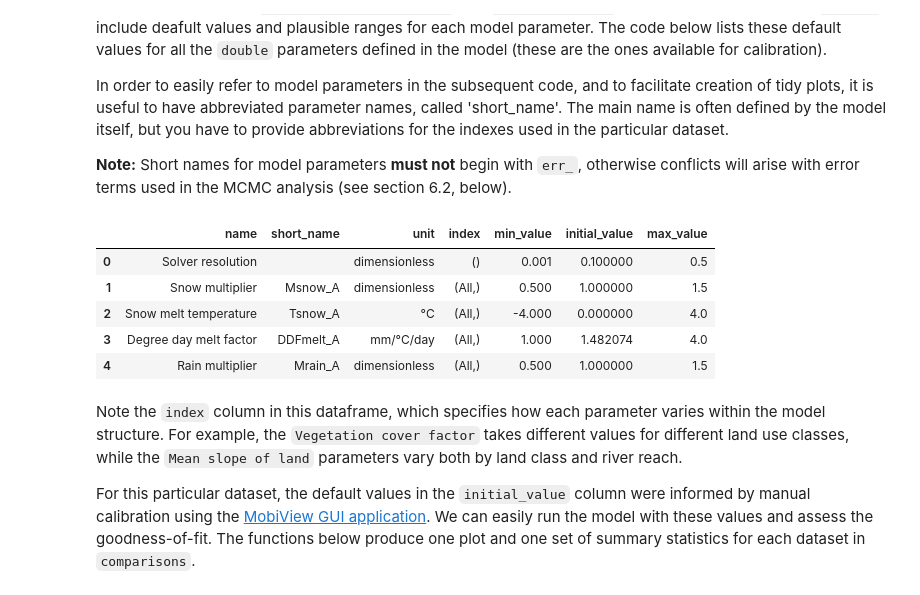
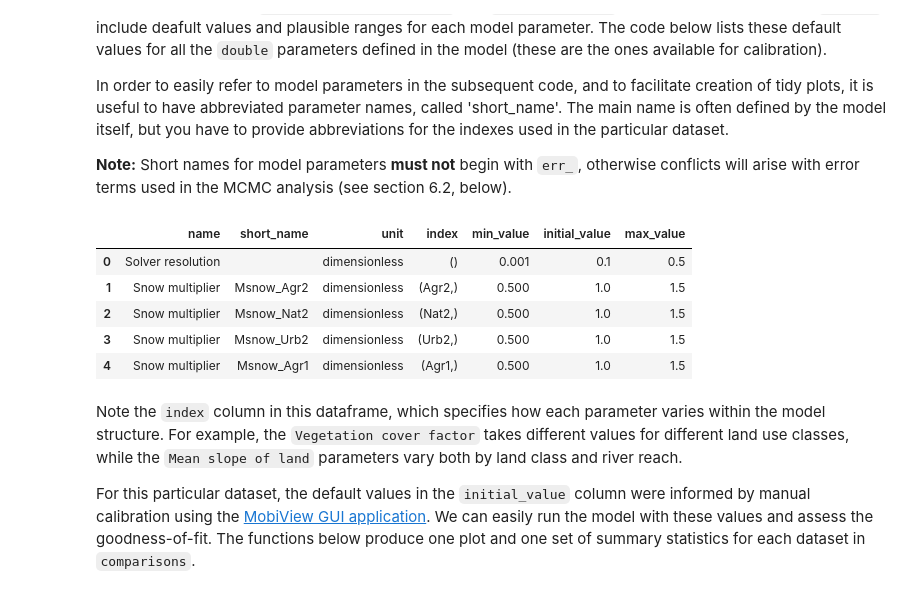
Before and after one commit to shengdong00/Mobius, a Jupyter notebook: PythonWrapper/INCA-Microplastics/calibration.ipynb, the cells around one changed output. Drawn from its saved outputs; the diff is of its cells as text; code cells hidden in the pictures.

```diff
--- a/PythonWrapper/INCA-Microplastics/calibration.ipynb
+++ b/PythonWrapper/INCA-Microplastics/calibration.ipynb
@@ -32,6 +32,6 @@ The Mobius repositiory contains example data from two catchments: the Tarland Bu
 # %%
 #dataset = wr.DataSet.setup_from_parameter_and_input_files('..\..\Applications\IncaC\Boyne\persist_params_Boyne.dat', '..\..\Applications\IncaC\Boyne\incac_inputs_Boyne.dat')
 dataset = wr.DataSet.setup_from_parameter_and_input_files(
-    '..\..\Applications\IncaMicroplastics\Vansjo\incamp_params_Vansjo.dat', # parameters
-    '..\..\Applications\IncaMicroplastics\Vansjo\incamp_inputs_Vansjo.dat' # inputs
+    '..\..\Impasse\\best_calibration.dat', # parameters
+    '..\..\Impasse\\inputs_Mobius.dat' # inputs
 )
@@ -72,19 +111,20 @@ In order to easily refer to model parameters in the subsequent code, and to faci
 
 **Note:** Short names for model parameters **must not** begin with `err_`, otherwise conflicts will arise with error terms used in the MCMC analysis (see section 6.2, below).
 # %%
-index_short_name = {'All':'A', 'Quick':'q', 'Soilwater':'s', 'Groundwater':'g', 'Coull':'r'}
+# index_short_name = {'All':'A', 'Quick':'q', 'Soilwater':'s', 'Groundwater':'g', 'Coull':'r'}
+index_short_name = {}
 
 param_df = cu.get_double_parameters_as_dataframe(dataset, index_short_name=index_short_name)
 pd.options.display.max_rows = 999
 # param_df
 param_df.head()
 # %% [output]
 |  | name | short_name | unit | index | min_value | initial_value | max_value |
-| 0 | Solver resolution |  | dimensionless | () | 0.001 | 0.100000 | 0.5 |
-| 1 | Snow multiplier | Msnow_A | dimensionless | (All,) | 0.500 | 1.000000 | 1.5 |
-| 2 | Snow melt temperature | Tsnow_A | °C | (All,) | -4.000 | 0.000000 | 4.0 |
-| 3 | Degree day melt factor | DDFmelt_A | mm/°C/day | (All,) | 1.000 | 1.482074 | 4.0 |
-| 4 | Rain multiplier | Mrain_A | dimensionless | (All,) | 0.500 | 1.000000 | 1.5 |
+| 0 | Solver resolution |  | dimensionless | () | 0.001 | 0.1 | 0.5 |
+| 1 | Snow multiplier | Msnow_Agr2 | dimensionless | (Agr2,) | 0.500 | 1.0 | 1.5 |
+| 2 | Snow multiplier | Msnow_Nat2 | dimensionless | (Nat2,) | 0.500 | 1.0 | 1.5 |
+| 3 | Snow multiplier | Msnow_Urb2 | dimensionless | (Urb2,) | 0.500 | 1.0 | 1.5 |
+| 4 | Snow multiplier | Msnow_Agr1 | dimensionless | (Agr1,) | 0.500 | 1.0 | 1.5 |
 # %% [markdown]
 Note the `index` column in this dataframe, which specifies how each parameter varies within the model structure. For example, the `Vegetation cover factor` takes different values for different land use classes, while the `Mean slope of land` parameters vary both by land class and river reach.
 
```
Also changed, not shown: parts of 11 cells of this notebook, 3 other files.
